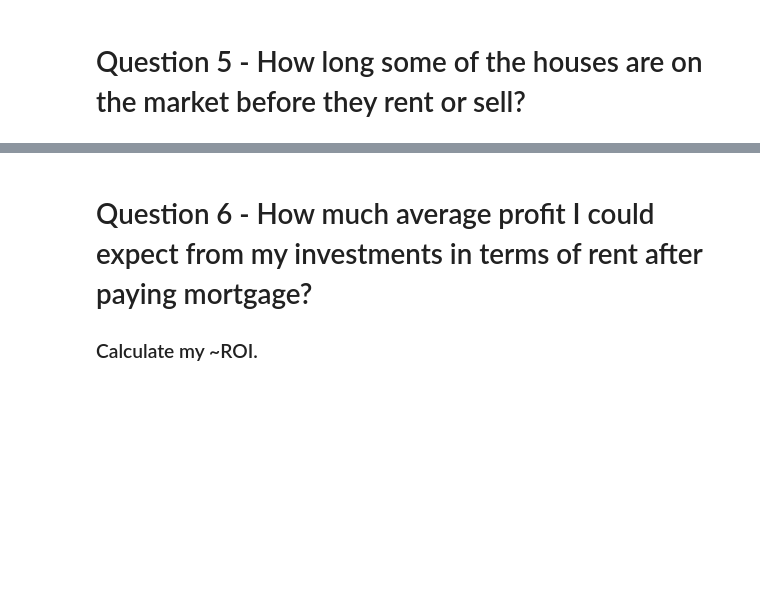
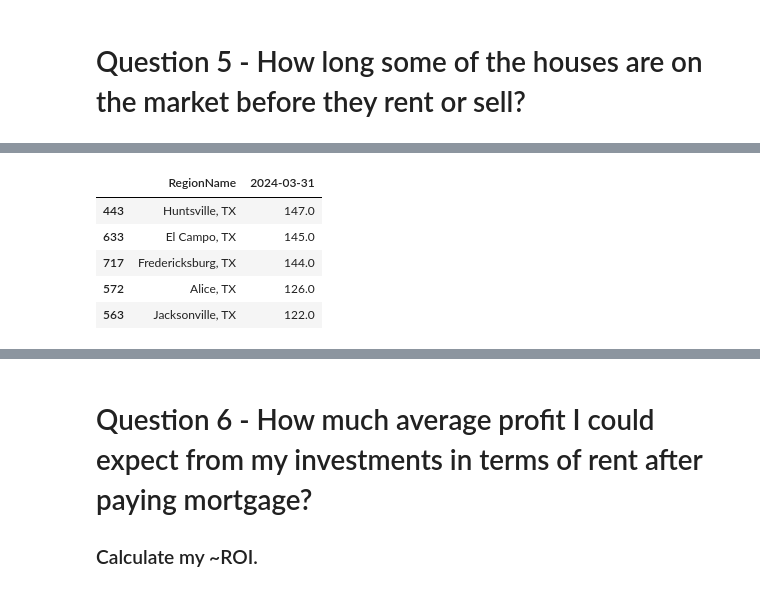
Before and after one commit to leoflewis/final-project, a Jupyter notebook: Project-Notebook.ipynb, the cells around one changed output, grey strips where cells are left out. Cells and saved outputs as stored; diff of their text form; code cells hidden in the pictures; blank space fills up the shorter version.

```diff
--- a/Project-Notebook.ipynb
+++ b/Project-Notebook.ipynb
@@ -498,0 +542,12 @@ Figure 10 above shows the five regions with the highest increase in price per sq
+# %%
+highest_dom = days_on_market.sort_values(by = '2024-03-31', ascending = False).head(5)
+lowest_dom = days_on_market.sort_values(by = '2024-03-31', ascending = True).head(5)
+# %%
+highest_dom[['RegionName', '2024-03-31']]
+# %% [output]
+|  | RegionName | 2024-03-31 |
+| 443 | Huntsville, TX | 147.0 |
+| 633 | El Campo, TX | 145.0 |
+| 717 | Fredericksburg, TX | 144.0 |
+| 572 | Alice, TX | 126.0 |
+| 563 | Jacksonville, TX | 122.0 |
```
Also changed, not shown: parts of 17 cells of this notebook.
